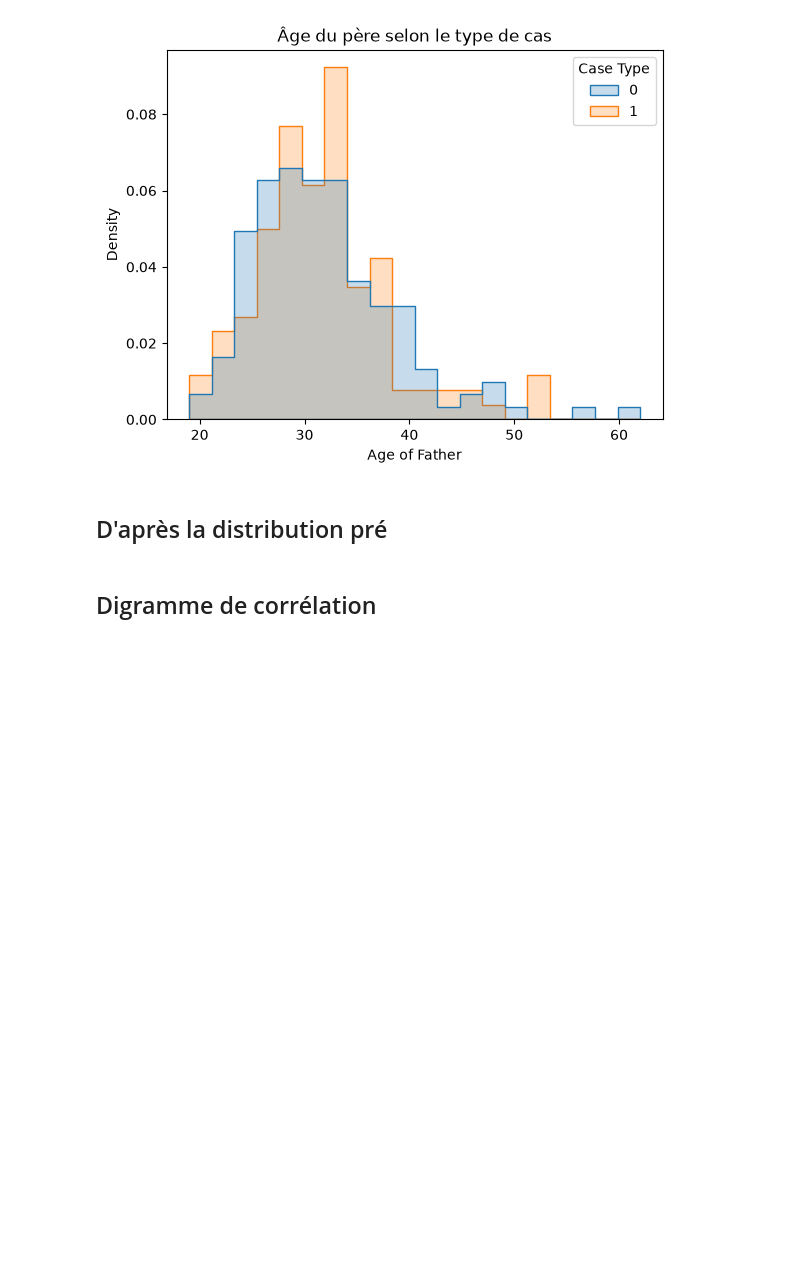
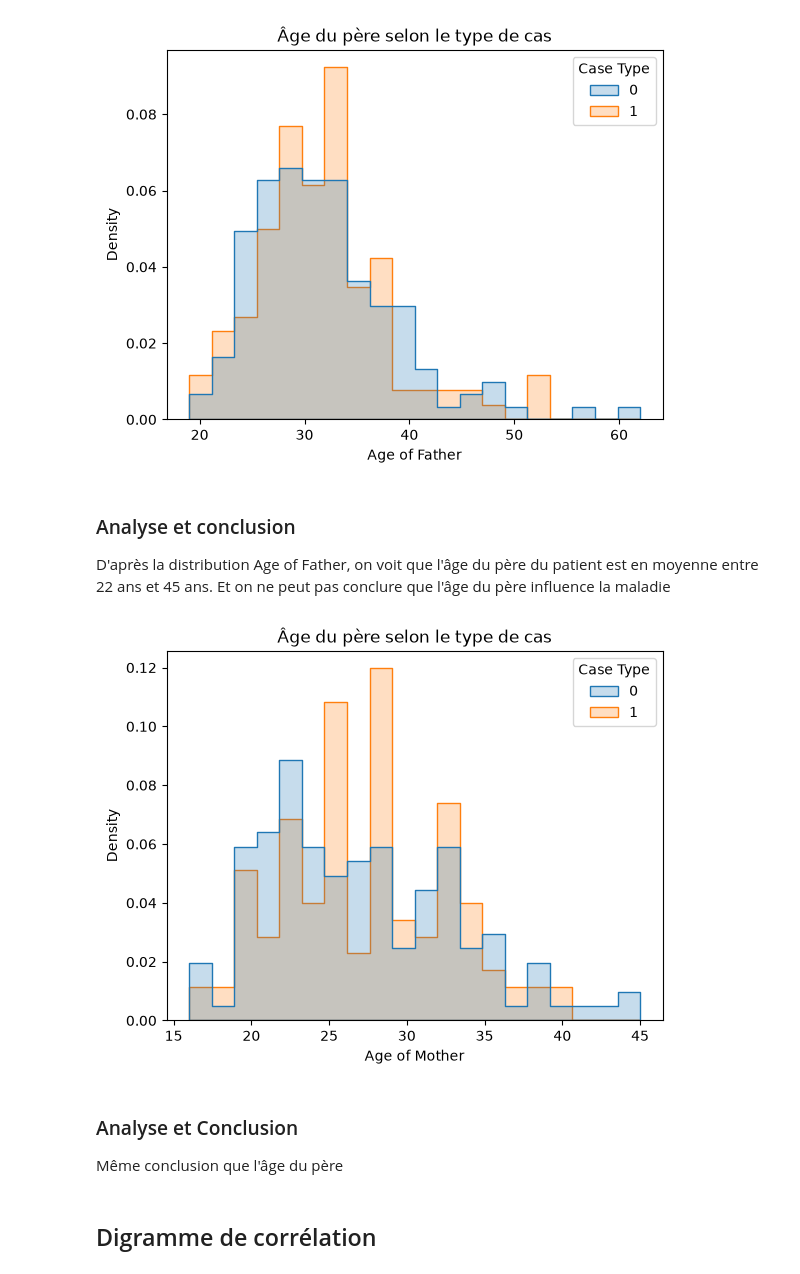
Before and after one commit to Mouhamadoukandji/nf1, a Jupyter notebook: notebooks/001_explorations.ipynb, the cells around one changed output. Drawn from its saved outputs; the diff is of its cells as text; code cells hidden in the pictures; blank space fills up the shorter version.

Commit message:
analyse Age of Mother

```diff
--- a/notebooks/001_explorations.ipynb
+++ b/notebooks/001_explorations.ipynb
@@ -191,8 +160,19 @@ plt.title("Âge du père selon le type de cas")
 plt.show()
 # %% [output]
 [figure]
-# %% [markdown]
-## D'après la distribution pré
+# %% [markdown]
+### Analyse et conclusion
+D'après la distribution Age of Father, on voit que l'âge du père du patient est en moyenne entre 22 ans et 45 ans. Et on ne peut pas conclure que l'âge du père influence la maladie
+# %%
+sns.histplot(data=df, x="Age of Mother", hue="Case Type", bins=20,
+             stat="density", common_norm=False, element="step")
+plt.title("Âge du père selon le type de cas")
+plt.show()
+# %% [output]
+[figure, added]
+# %% [markdown]
+### Analyse et Conclusion
+Même conclusion que l'âge du père
 # %% [markdown]
 ## Digramme de corrélation
 # %%
```
Also changed, not shown: parts of 3 cells of this notebook.
